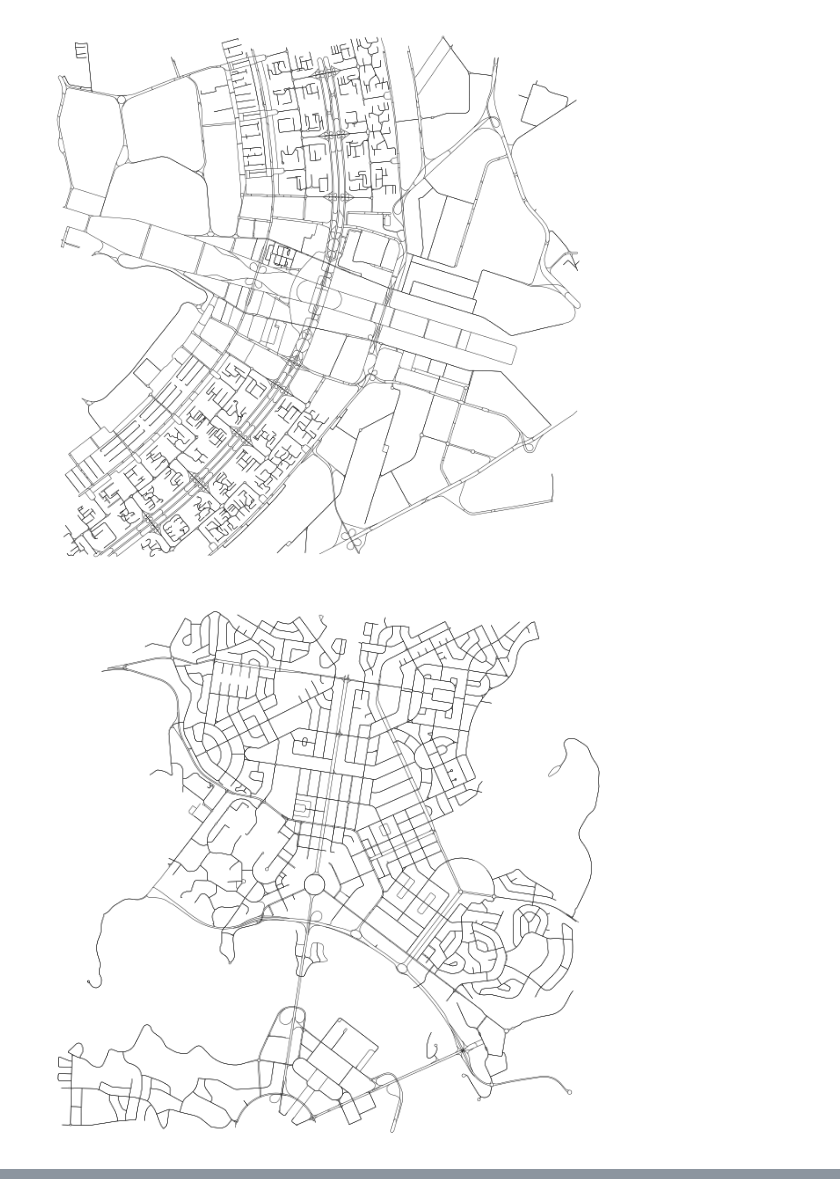
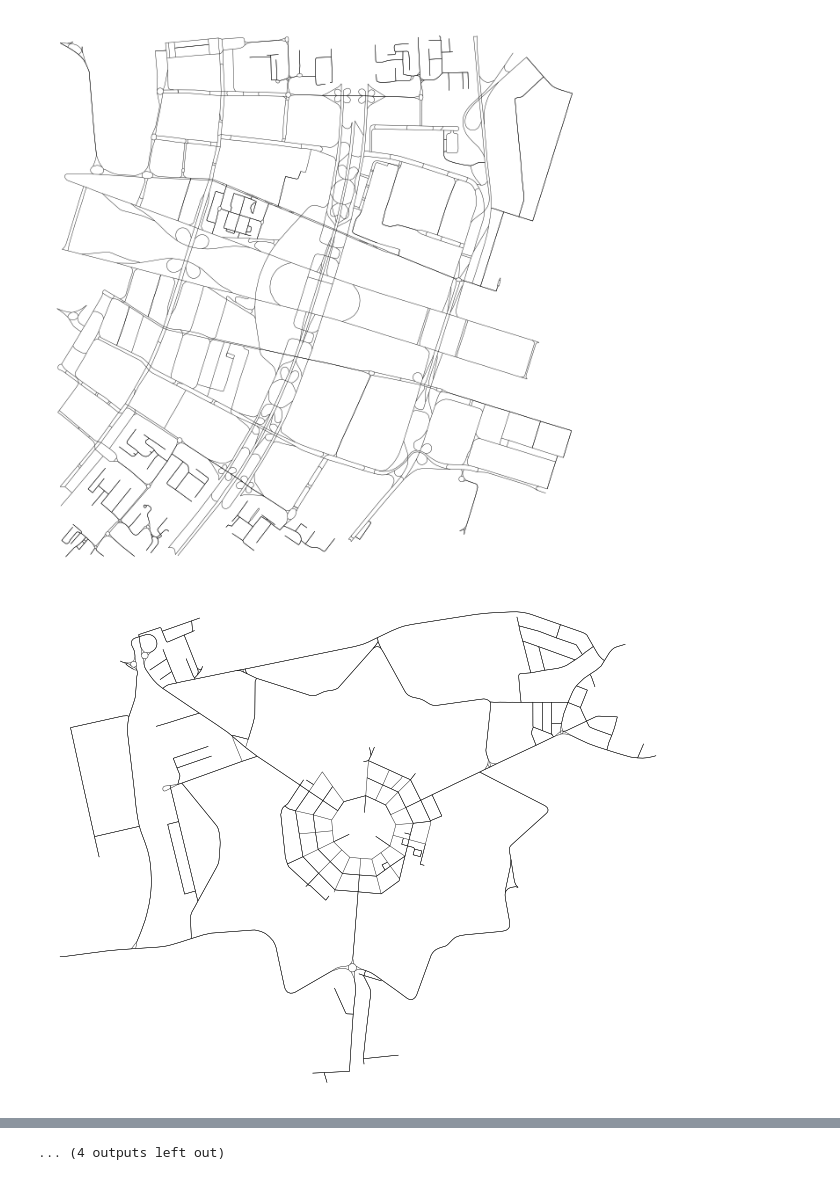
Before and after one commit to rodighiero/urban-mapper, a Jupyter notebook: Map Generator.ipynb, the cells around one changed output, grey strips where cells are left out. Saved outputs shown, nothing was run; the diff lists cells and outputs as text; code cells hidden in the pictures.

```diff
--- a/Map Generator.ipynb
+++ b/Map Generator.ipynb
@@ -6,7 +6,7 @@ import os
 # Ensure output directory exists
 os.makedirs("images", exist_ok=True)
 
-# City list
+# List of cities in the article
 cities = [
     "Brasília, Brazil",
     "Palmanova, Italy",
@@ -25,33 +25,46 @@ cities = [
     "Athens, Greece",
 ]
 
-# Fallbacks: (lat, lon) → smaller area fetch
-fallback_cities = {
+# Custom center points for each city, reflecting network logic
+focal_points = {
     "Brasília, Brazil": (-15.793889, -47.882778),
-    "Canberra, Australia": (-35.2809, 149.13),
+    "Palmanova, Italy": (45.9061, 13.3095),
+    "Versailles, France": (48.8049, 2.1204),
+    "Karlsruhe, Germany": (49.0069, 8.4037),
+    "Canberra, Australia": (-35.2811, 149.1287),
+    "Washington, D.C., USA": (38.8899, -77.0091),
+    "Ciudad Lineal, Spain": (40.4395, -3.6540),
+    "Manhattan, New York, USA": (40.7549, -73.9840),
+    "Chicago, USA": (41.8781, -87.6300),
+    "Greater London, UK": (51.5072, -0.1276),
+    "Amsterdam, Netherlands": (52.3738, 4.8910),
+    "Paris, France": (48.8566, 2.3522),
+    "Fez, Morocco": (34.065, -4.973),
     "Old Delhi, India": (28.6562, 77.2410),
-    "Athens, Greece": (37.9838, 23.7275),
+    "Athens, Greece": (37.9755, 23.7348),
 }
 
 for city in cities:
+    filename = city.split(",")[0].replace(" ", "_") + ".png"
+    filepath = os.path.join("images", filename)
+
+    # if os.path.exists(filepath):
+    #     print(f"⏩ Skipping {city} (already exists)")
+    #     continue
+
     try:
-        filename = city.split(",")[0].replace(" ", "_") + ".png"
-        filepath = os.path.join("images", filename)
-
-        if os.path.exists(filepath):
-            print(f"⏩ Skipping {city} (already exists)")
-            continue
-
         print(f"Processing {city}...")
 
-        if city in fallback_cities:
-            point = fallback_cities[city]
-            G = ox.graph_from_point(point, dist=3000, network_type="drive")
-        else:
-            G = ox.graph_from_place(city, network_type="drive")
+        # Get center point from curated list or use geocoder
+        point = focal_points.get(city, ox.geocode(city))
 
+        # Use square canvas with 1.5 km radius around center
+        G = ox.graph_from_point(point, dist=1500, network_type="drive")
+
+        # Project for clean visualization
         G_proj = ox.project_graph(G)
 
+        # Plot and export
         fig, ax = ox.plot_graph(
             G_proj,
             bgcolor="white",
@@ -65,7 +78,7 @@ for city in cities:
             dpi=300,
         )
 
-        print(f"✓ Map of {city} saved to {filepath}")
+        # print(f"✓ Map of {city} saved to {filepath}")
 
     except Exception as e:
         print(f"⚠️ Failed to process {city}: {e}")
@@ -88,6 +99,6 @@ Processing Canberra, Australia...
 Processing Old Delhi, India...
 ✓ Map of Old Delhi, India saved to images/Old_Delhi.png
 Processing Athens, Greece...
 ✓ Map of Athens, Greece saved to images/Athens.png
-[figure, old version]
+[figure, new version]
-[figure, old version]
+[figure, new version]
@@ -95,0 +114 @@ Processing Athens, Greece...
+... (4 outputs left out)
```
Also changed, not shown: parts of 1 cell of this notebook, 18 other files.
